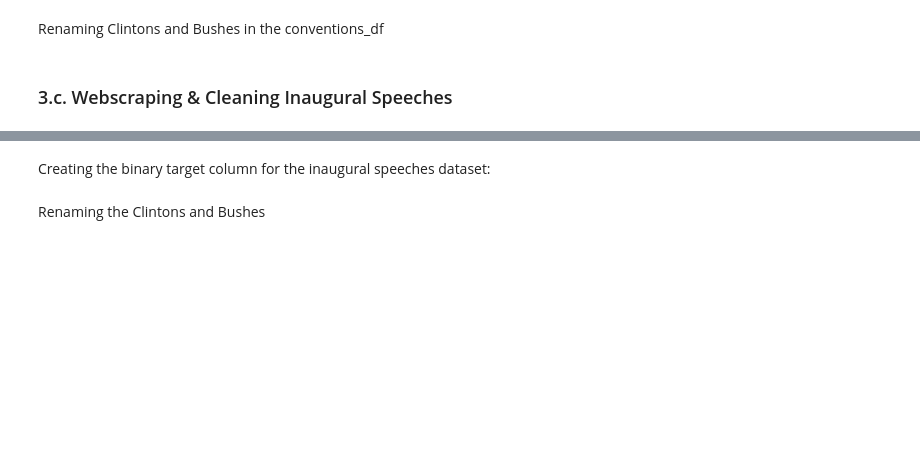
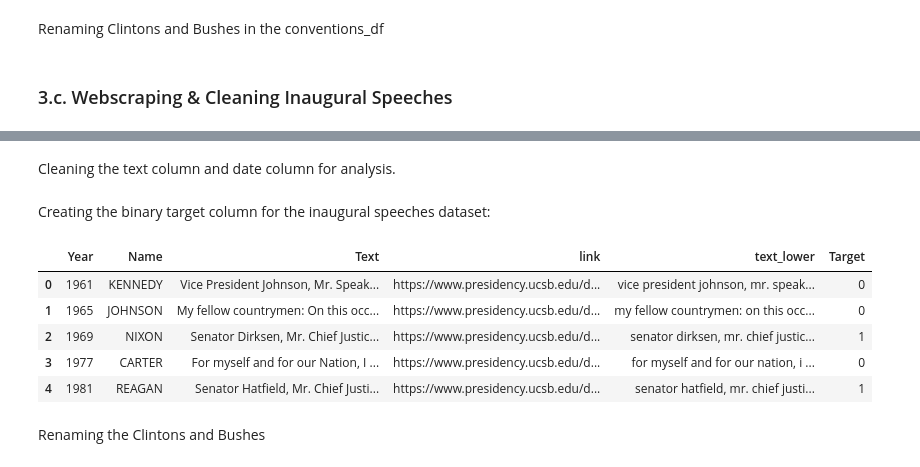
Before and after one commit to natehiatt/presidency_project, a Jupyter notebook: Final.ipynb, the cells around one changed output, grey strips where cells are left out. Cells and saved outputs as stored; diff of their text form; code cells hidden in the pictures; blank space fills up the shorter version.

```diff
--- a/Final.ipynb
+++ b/Final.ipynb
@@ -501,0 +504,35 @@ conventions_df['Name'].value_counts()
+# %%
+inaugural_df = pd.DataFrame(columns=["date", "name", "text", "link"])
+inauglinks = []
+base_url = "https://www.presidency.ucsb.edu/documents/"
+# URL of the page to scrape
+url = "https://www.presidency.ucsb.edu/documents/presidential-documents-archive-guidebook/inaugural-addresses"
+
+# Send a GET request to the URL
+response = requests.get(url)
+
+# Create a BeautifulSoup object to parse the HTML content
+soup = BeautifulSoup(response.content, 'html.parser')
+
+# Find all the links on the page
+links = soup.find_all("a")
+
+
+for link in links:
+    if "inaugural-address-" in str(link) or "the-presidents-inaugural-address" in str(link) or "https://www.presidency.ucsb.edu/documents/inaugural-address" in str(link):
+        url = link.get("href")
+        date = link.text
+        page = requests.get(url)
+        soup = BeautifulSoup(page.content, 'html.parser')
+        text = soup.find("div", class_="field-docs-content").find_all("p")
+        text = [t.text for t in text]
+        text = " ".join(text)
+        links2 = soup.find_all("a")
+        for link in links2:
+            if "people" in str(link):
+                person = str(link.get("href")).split("-")[-1]
+        inaugural_df.loc[len(inaugural_df.index)] = [date, person, text, url]
+
+
+inaugural_df = inaugural_df.drop(index=range(41))
+inaugural_df.head()
@@ -502,23 +546,36 @@ conventions_df['Name'].value_counts()
+# %% [markdown]
+Cleaning the text column and date column for analysis.
+# %%
+inaugural_df['text_lower'] = ["".join(item for item in lst).lower() for lst in inaugural_df['text']]
+inaugural_df['date'] = [year[-4:] for year in inaugural_df['date']]
+# %%
+inaugural_df.reset_index(drop=True, inplace=True)
 # %% [markdown]
 Creating the binary target column for the inaugural speeches dataset:
 # %%
-inaugural_df = pd.read_csv('../data/inaugural_speeches.csv')
-inaugural_df.drop(columns='Unnamed: 0', inplace=True)
+#inaugural_df.drop(columns='Unnamed: 0', inplace=True)
 inaugural_df.rename(columns = {'date':'Year', 'name':'Name','text':'Text', 'tokens':'list_tokens'}, inplace = True)
 
 dems = ['kennedy', 'johnson', 'carter', 'clinton', 'obama', 'biden']
 
 inaugural_df['Target'] = 1  # Default value for rows not matching dems or ind
 
 for row in inaugural_df['Name']:
     if row in dems:
         inaugural_df.loc[inaugural_df['Name'] == row, 'Target'] = 0
     else:
         inaugural_df.loc[inaugural_df['Name'] == row, 'Target'] = 1
 
 inaugural_df['Name'] = [name.upper() for name in inaugural_df['Name']]
 
 inaugural_df.head()
+# %% [output]
+|  | Year | Name | Text | link | text_lower | Target |
+| 0 | 1961 | KENNEDY | Vice President Johnson, Mr. Speak... | https://www.presidency.ucsb.edu/d... | vice president johnson, mr. speak... | 0 |
+| 1 | 1965 | JOHNSON | My fellow countrymen: On this occ... | https://www.presidency.ucsb.edu/d... | my fellow countrymen: on this occ... | 0 |
+| 2 | 1969 | NIXON | Senator Dirksen, Mr. Chief Justic... | https://www.presidency.ucsb.edu/d... | senator dirksen, mr. chief justic... | 1 |
+| 3 | 1977 | CARTER | For myself and for our Nation, I ... | https://www.presidency.ucsb.edu/d... | for myself and for our nation, i ... | 0 |
+| 4 | 1981 | REAGAN | Senator Hatfield, Mr. Chief Justi... | https://www.presidency.ucsb.edu/d... | senator hatfield, mr. chief justi... | 1 |
 # %%
 inaugural_df['Name'].value_counts()
 # %% [markdown]
```
Also changed, not shown: parts of 5 cells of this notebook, 2 other files.
